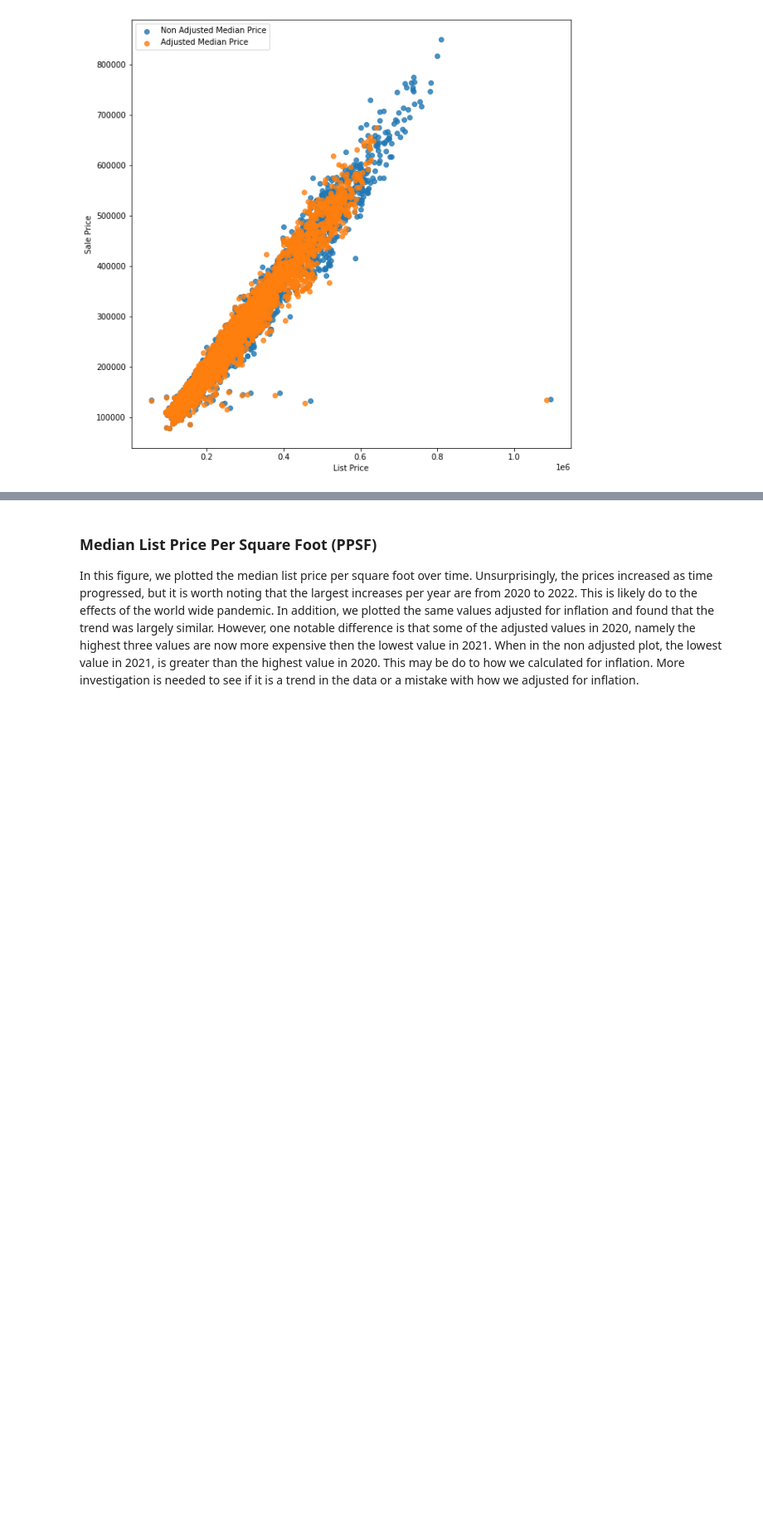
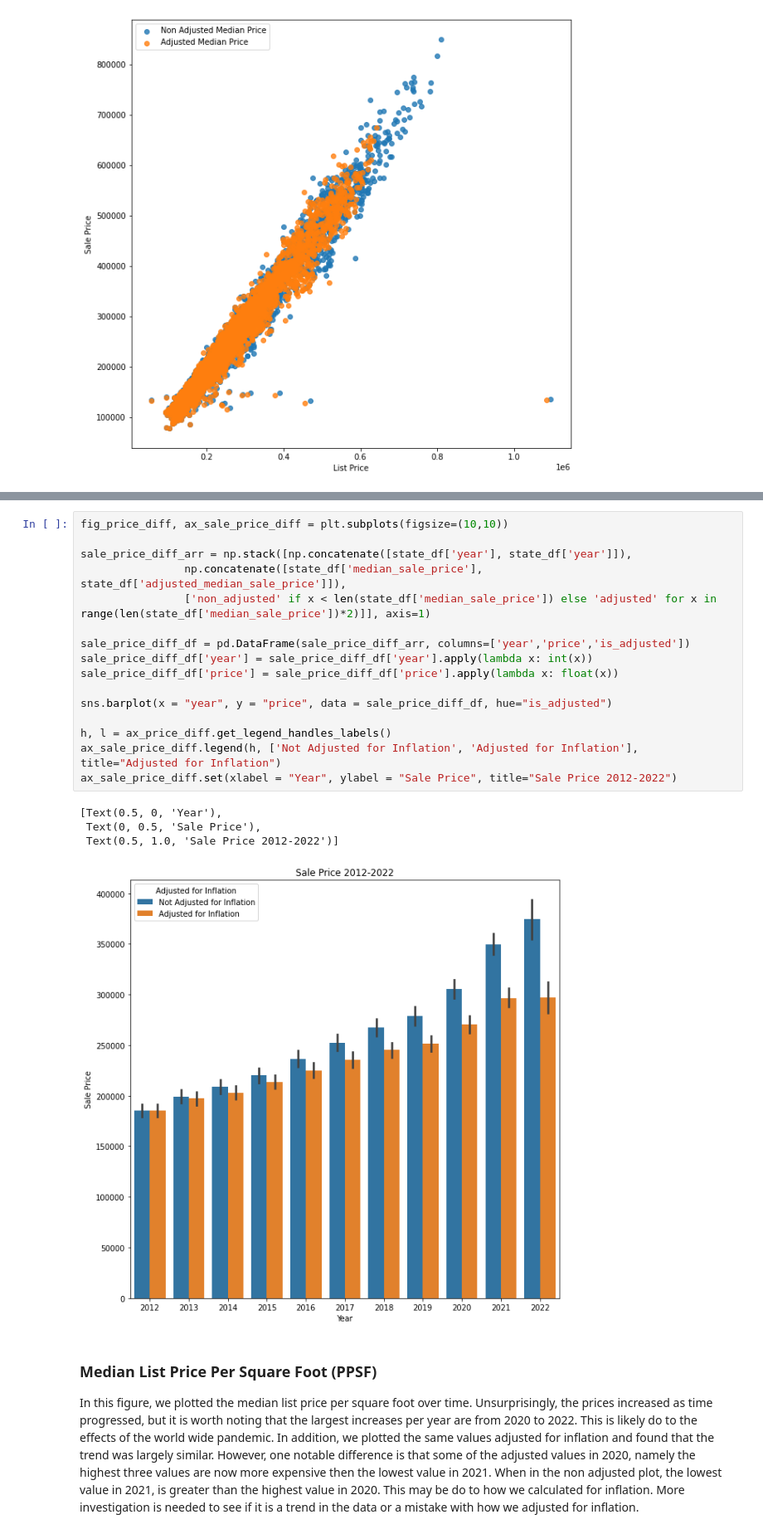
Before and after one commit to COGS118A/Group029-Sp22, a Jupyter notebook: COGS_118A_Project.ipynb, the cells around one changed output, grey strips where cells are left out. Shown: that part at 83% size. Saved outputs shown, nothing was run; the diff lists cells and outputs as text; blank space fills up the shorter version.

```diff
--- a/COGS_118A_Project.ipynb
+++ b/COGS_118A_Project.ipynb
@@ -244,3 +247,24 @@ ax_price_diff.set(xlabel = "List Price", ylabel = "Sale Price")
+# %%
+fig_price_diff, ax_sale_price_diff = plt.subplots(figsize=(10,10))
+
+sale_price_diff_arr = np.stack([np.concatenate([state_df['year'], state_df['year']]),
+                np.concatenate([state_df['median_sale_price'], state_df['adjusted_median_sale_price']]),
+                ['non_adjusted' if x < len(state_df['median_sale_price']) else 'adjusted' for x in range(len(state_df['median_sale_price'])*2)]], axis=1)
+
+sale_price_diff_df = pd.DataFrame(sale_price_diff_arr, columns=['year','price','is_adjusted'])
+sale_price_diff_df['year'] = sale_price_diff_df['year'].apply(lambda x: int(x))
+sale_price_diff_df['price'] = sale_price_diff_df['price'].apply(lambda x: float(x))
+
+sns.barplot(x = "year", y = "price", data = sale_price_diff_df, hue="is_adjusted")
+
+h, l = ax_price_diff.get_legend_handles_labels()
+ax_sale_price_diff.legend(h, ['Not Adjusted for Inflation', 'Adjusted for Inflation'], title="Adjusted for Inflation")
+ax_sale_price_diff.set(xlabel = "Year", ylabel = "Sale Price", title="Sale Price 2012-2022")
+# %% [output]
+[Text(0.5, 0, 'Year'),
+ Text(0, 0.5, 'Sale Price'),
+ Text(0.5, 1.0, 'Sale Price 2012-2022')]
+[figure, added]
 # %% [markdown]
 ### Median List Price Per Square Foot (PPSF)
 In this figure, we plotted the median list price per square foot over time. Unsurprisingly, the prices increased as time progressed, but it is worth noting that the largest increases per year are from 2020 to 2022. This is likely do to the effects of the world wide pandemic. In addition, we plotted the same values adjusted for inflation and found that the trend was largely similar. However, one notable difference is that some of the adjusted values in 2020, namely the highest three values are now more expensive then the lowest value in 2021. When in the non adjusted plot, the lowest value in 2021, is greater than the highest value in 2020. This may be do to how we calculated for inflation. More investigation is needed to see if it is a trend in the data or a mistake with how we adjusted for inflation.
```
Also changed, not shown: parts of 2 cells of this notebook.
